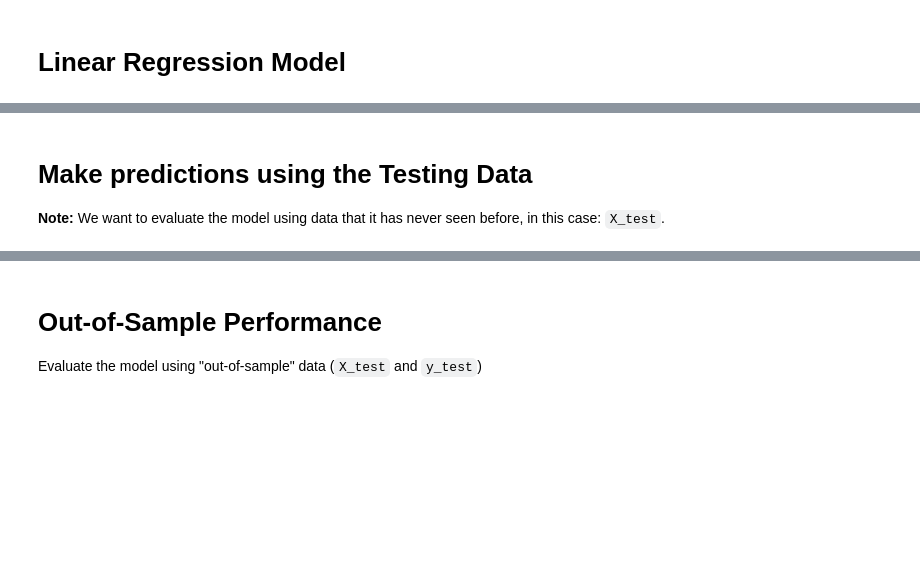
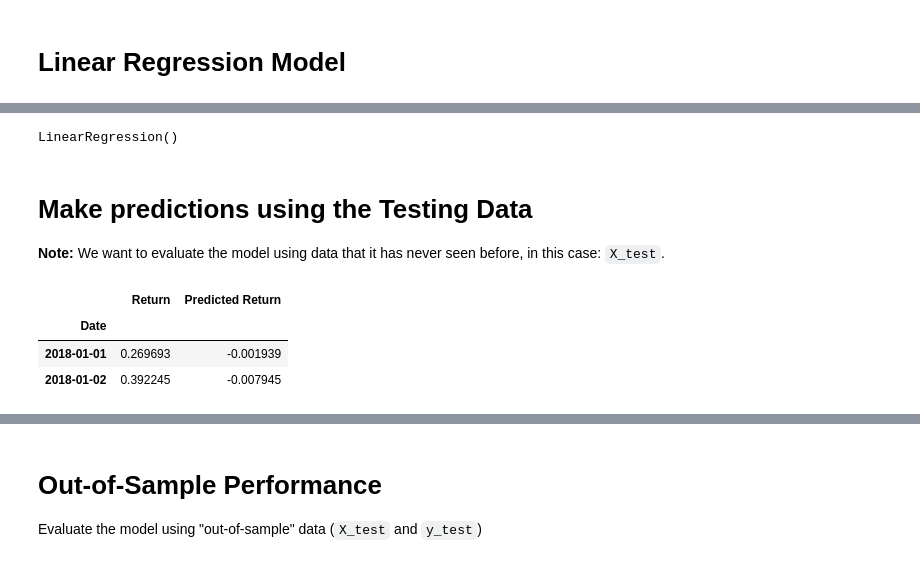
Before and after one commit to CurtisLym/Return-Forecasting-Regression-Analysis, a Jupyter notebook: Starter_Code/regression_analysis.ipynb, the cells around one changed output, grey strips where cells are left out. Saved outputs shown, nothing was run; the diff lists cells and outputs as text; code cells hidden in the pictures; blank space fills up the shorter version.

```diff
--- a/Starter_Code/regression_analysis.ipynb
+++ b/Starter_Code/regression_analysis.ipynb
@@ -123,3 +119,8 @@ LinearRegression()
+# %%
+model = LinearRegression()
+model.fit(X_train, y_train)
+# %% [output]
+LinearRegression()
 # %% [markdown]
 # Make predictions using the Testing Data
 
@@ -133,3 +138,10 @@ LinearRegression()
+# %%
+Results.head(2)
+# %% [output]
+|  | Return | Predicted Return |
+| Date |  |  |
+| 2018-01-01 | 0.269693 | -0.001939 |
+| 2018-01-02 | 0.392245 | -0.007945 |
 # %%
 # Plot the first 20 predictions vs the true values
 # YOUR CODE HERE!
```
Also changed, not shown: parts of 14 cells of this notebook, 1 other file.
